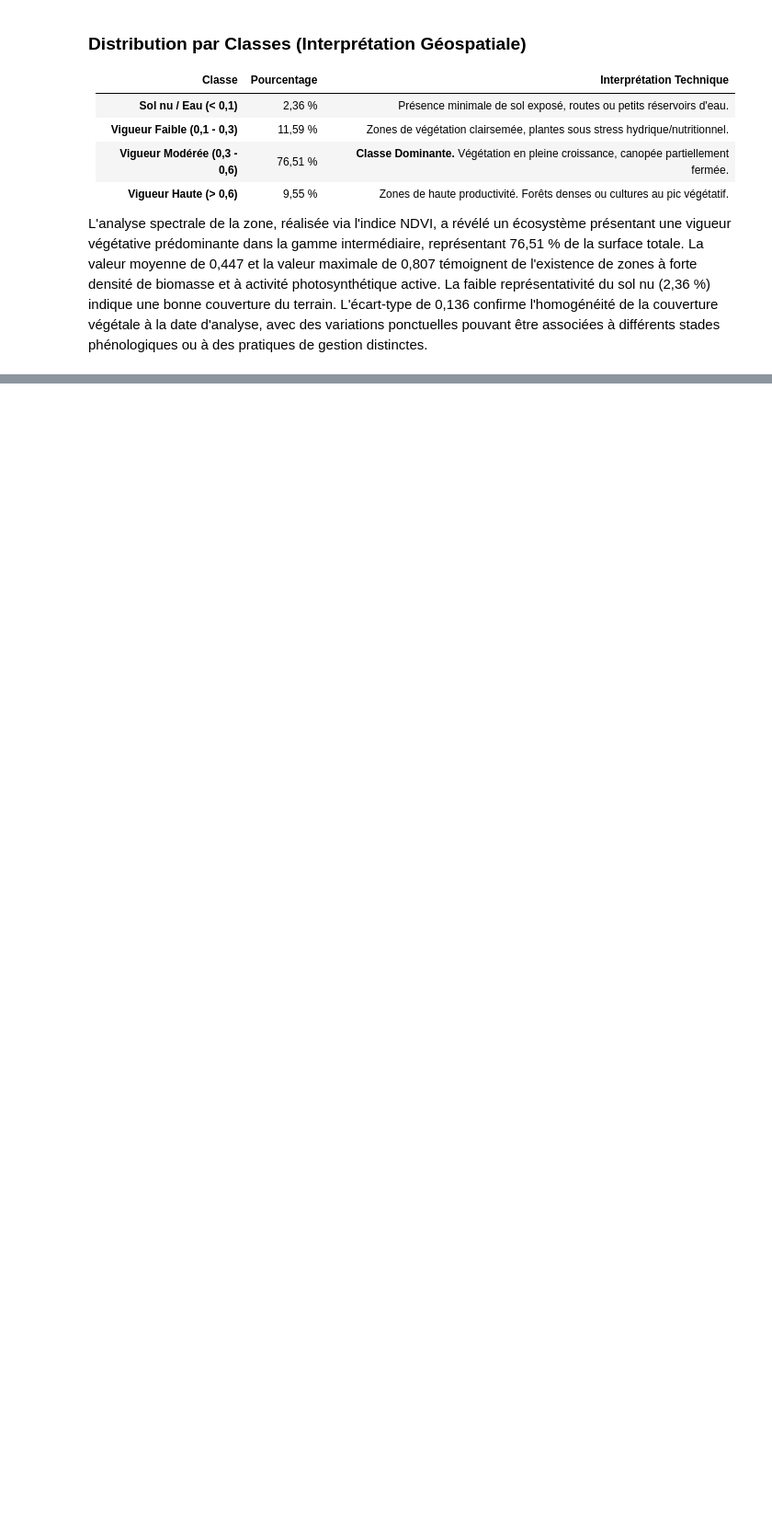
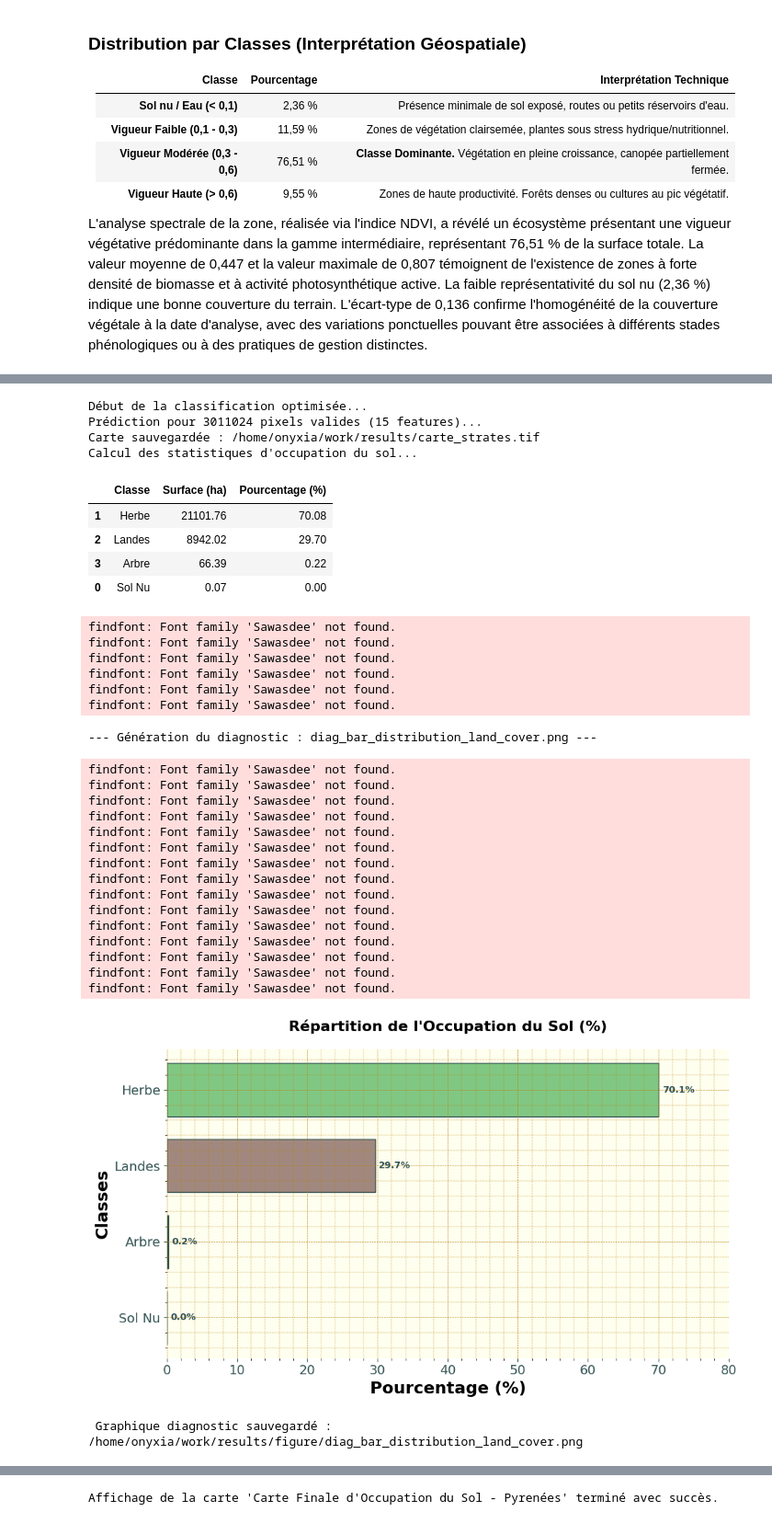
Before and after one commit to TajGama/sigmaM2_projet_25-26, a Jupyter notebook: Dépot Git/projet_telea_GAMADELIMA_Thiago.ipynb, the cells around one changed output, grey strips where cells are left out. Shown at 92% size. Cells and saved outputs as stored; diff of their text form; code cells hidden in the pictures; blank space fills up the shorter version.

```diff
--- a/Dépot Git/projet_telea_GAMADELIMA_Thiago.ipynb
+++ b/Dépot Git/projet_telea_GAMADELIMA_Thiago.ipynb
@@ -663,17 +602,0 @@ plt.show()
-# %%
-from my_function import calcular_estatisticas_area, export_land_cover_chart
-
-# --- CONFIGURATION DES PARAMETRES ---
-results_dir = "results"
-
-# --- APPELS DES FONCTIONS ---
-
-# 1. Calcul des statistiques et generation du DataFrame
-# Note: map_data doit etre genere precedemment par votre modele
-df_resumo = calcular_estatisticas_area(map_data, results_dir)
-
-# 2. Generation du graphique a partir du DataFrame cree ci-dessus
-export_land_cover_chart(df_resumo, results_dir)
-
-# Visualisation directe dans le notebook
-display(df_resumo)
@@ -702,0 +608,58 @@ Sol Nu          |      3300.31 |        9.48 %
+# %%
+# --- 1. GERAÇÃO DA CLASSIFICAÇÃO ---
+# Esta etapa é pesada. Se o arquivo já existir e você não mudou o modelo,
+# pode comentar a linha abaixo para ganhar tempo.
+classify_full_scene_optimized(base_dir_raster, ari_stack_file, best_rf_model, final_map_path)
+
+# --- 2. PROCESSAMENTO DOS RESULTADOS ---
+ds_final = gdal.Open(final_map_path)
+if ds_final is not None:
+    map_array = ds_final.ReadAsArray()
+
+    # A. Calcular Estatísticas (Gera o CSV e o DataFrame)
+    df_resumo = calcular_estatisticas_area(map_array, results_dir)
+    display(df_resumo)
+
+    # B. Gerar Gráfico de Barras (Estilo Diag / Libsigma)
+    export_land_cover_chart(df_resumo, results_dir)
+
+    # C. Gerar Mapa Espacial (Estilo Sigma)
+    plot_final_map_sigma(final_map_path, title="Carte Finale d'Occupation du Sol - Pyrenées")
+
+    ds_final = None # Fechar o dataset
+else:
+    print(f"Erreur : Impossible d'ouvrir le fichier {final_map_path}")
+# %% [output]
+Début de la classification optimisée...
+Prédiction pour 3011024 pixels valides (15 features)...
+Carte sauvegardée : /home/onyxia/work/results/carte_strates.tif
+Calcul des statistiques d'occupation du sol...
+|  | Classe | Surface (ha) | Pourcentage (%) |
+| 1 | Herbe | 21101.76 | 70.08 |
+| 2 | Landes | 8942.02 | 29.70 |
+| 3 | Arbre | 66.39 | 0.22 |
+| 0 | Sol Nu | 0.07 | 0.00 |
+findfont: Font family 'Sawasdee' not found.
+findfont: Font family 'Sawasdee' not found.
+findfont: Font family 'Sawasdee' not found.
+findfont: Font family 'Sawasdee' not found.
+findfont: Font family 'Sawasdee' not found.
+findfont: Font family 'Sawasdee' not found.
+--- Génération du diagnostic : diag_bar_distribution_land_cover.png ---
+findfont: Font family 'Sawasdee' not found.
+findfont: Font family 'Sawasdee' not found.
+findfont: Font family 'Sawasdee' not found.
+findfont: Font family 'Sawasdee' not found.
+findfont: Font family 'Sawasdee' not found.
+findfont: Font family 'Sawasdee' not found.
+findfont: Font family 'Sawasdee' not found.
+findfont: Font family 'Sawasdee' not found.
+findfont: Font family 'Sawasdee' not found.
+findfont: Font family 'Sawasdee' not found.
+findfont: Font family 'Sawasdee' not found.
+findfont: Font family 'Sawasdee' not found.
+findfont: Font family 'Sawasdee' not found.
+findfont: Font family 'Sawasdee' not found.
+findfont: Font family 'Sawasdee' not found.
+[figure, added]
+ Graphique diagnostic sauvegardé : /home/onyxia/work/results/figure/diag_bar_distribution_land_cover.png
@@ -703,3 +667,4 @@ Sol Nu          |      3300.31 |        9.48 %
+Affichage de la carte 'Carte Finale d'Occupation du Sol - Pyrenées' terminé avec succès.
 # %% [markdown]
 ### Analyse Spatiale et Quantification de l'Occupation du Sol
 
```
Also changed, not shown: parts of 33 cells of this notebook, 1 other file.
